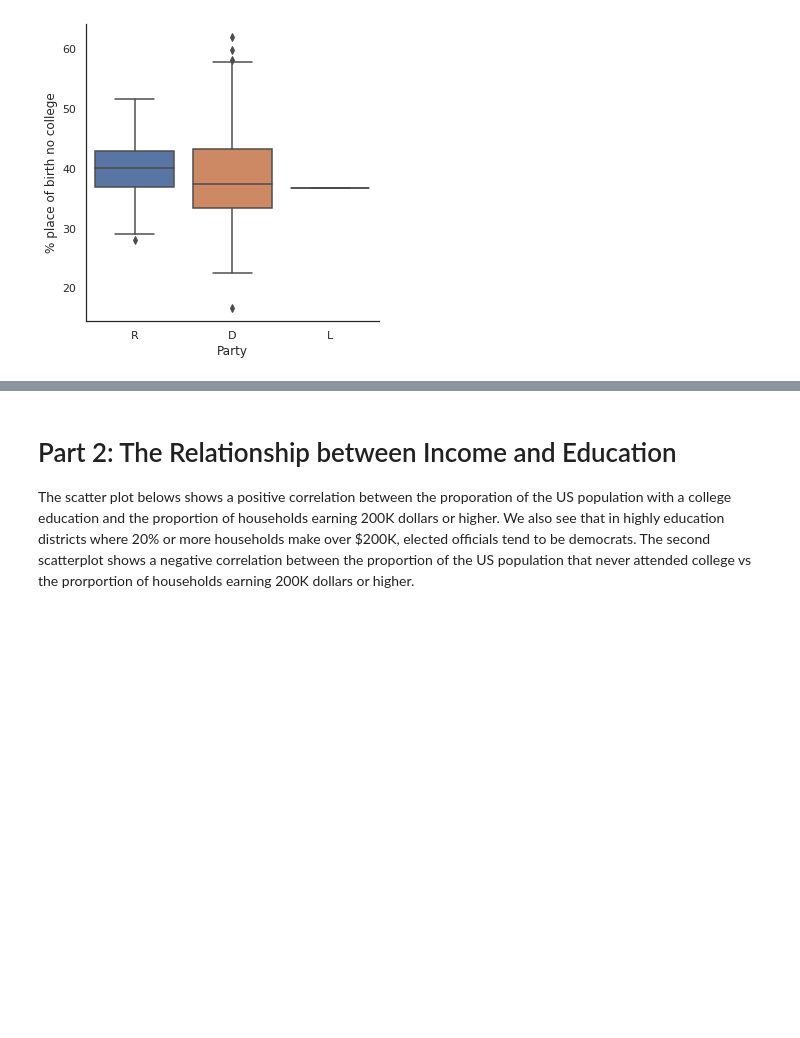
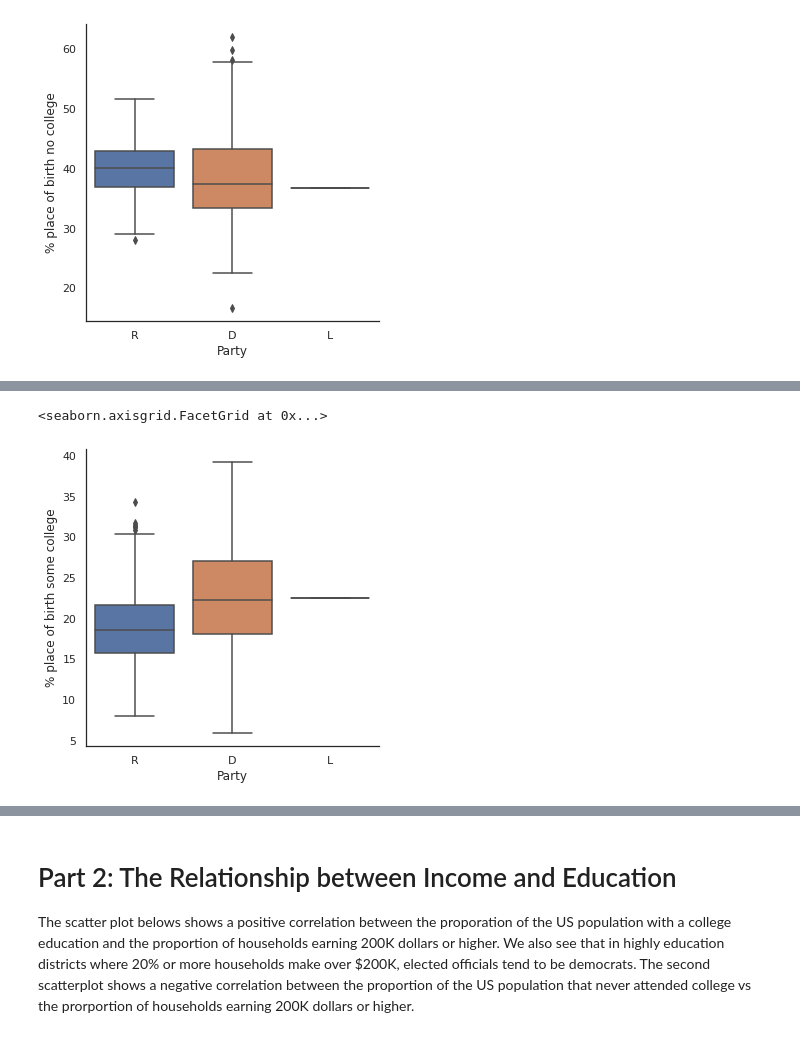
Before and after one commit to imshivs/congressional-analysis, a Jupyter notebook: Congressional_Analytics.ipynb, the cells around one changed output, grey strips where cells are left out. Saved outputs shown, nothing was run; the diff lists cells and outputs as text; code cells hidden in the pictures; blank space fills up the shorter version.

```diff
--- a/Congressional_Analytics.ipynb
+++ b/Congressional_Analytics.ipynb
@@ -189,0 +191,5 @@ plt.legend(prop={'size': 12}, title = 'Party')
+# %%
+sns.catplot(data= final_merged_df, x="Party", y='% place of birth some college', kind="box")
+# %% [output]
+<seaborn.axisgrid.FacetGrid at 0x...>
+[figure, added]
```
Also changed, not shown: parts of 9 cells of this notebook.
